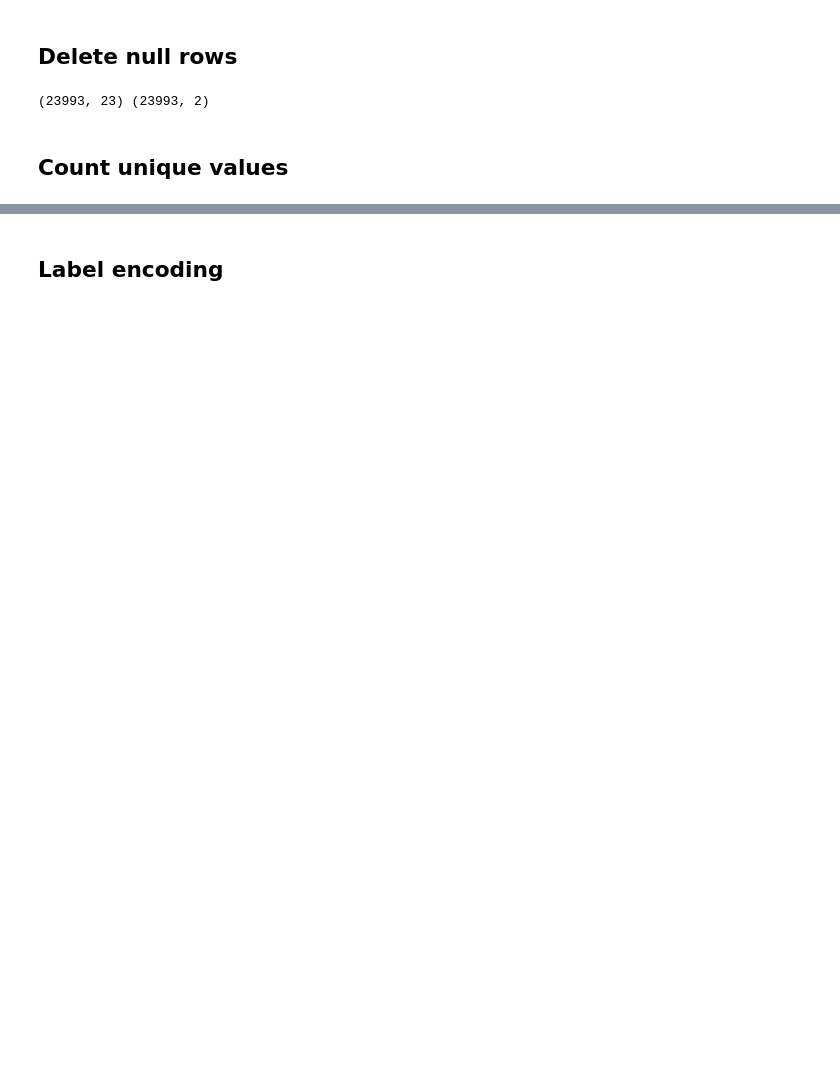
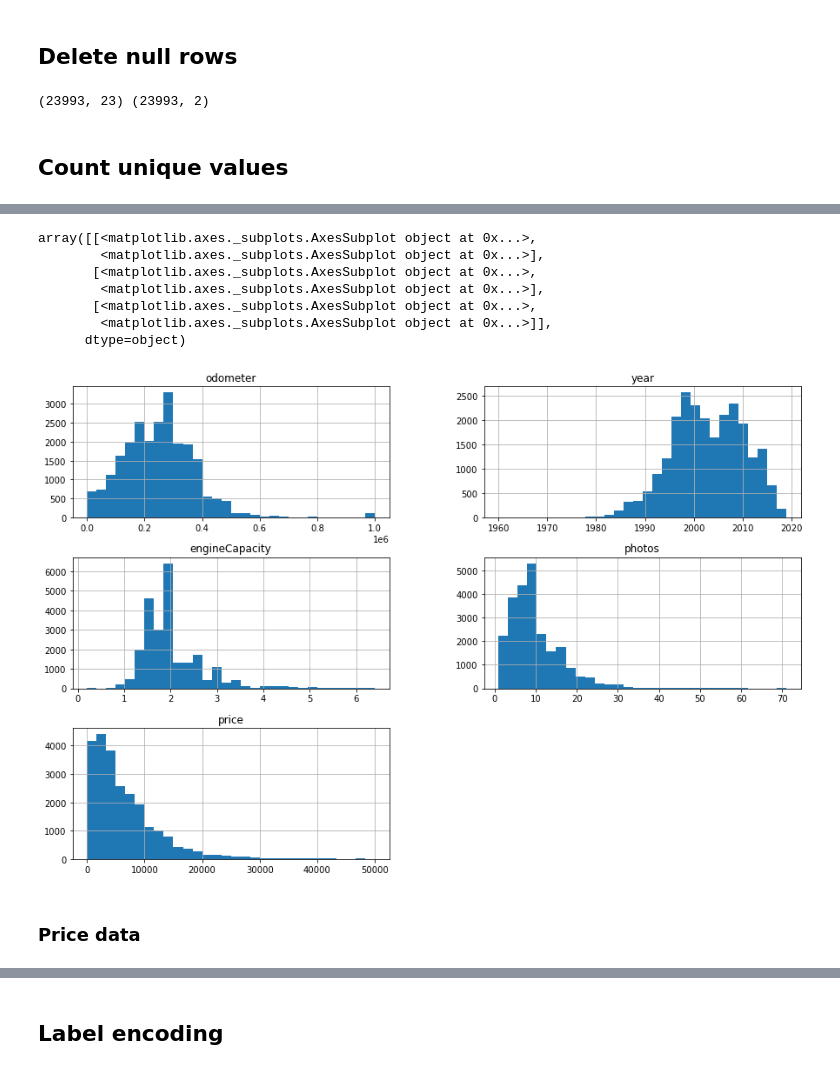
Before and after one commit to felixnguyen678/Statistical-Inference-Project, a Jupyter notebook: Linear Regression/main.ipynb, the cells around one changed output, grey strips where cells are left out. Saved outputs shown, nothing was run; the diff lists cells and outputs as text; code cells hidden in the pictures; blank space fills up the shorter version.

```diff
--- a/Linear Regression/main.ipynb
+++ b/Linear Regression/main.ipynb
@@ -94,0 +62,21 @@ feature_9 2
+# %%
+# gop X_df với trường price để dễ vẽ đồ thị
+X_df = pd.concat([X_df, Y_df.price], axis=1)
+
+# Lọc biến có dạng Numerical ra để xem xét
+X_num_feature = X_df.select_dtypes(include=[np.number])
+X_num_feature.pop('id')
+
+# Vẽ đồ thị đơn giản dạng tần số (histogram)
+X_num_feature.hist(figsize=(15, 10), bins=30, xlabelsize=10, ylabelsize=10)
+# %% [output]
+array([[<matplotlib.axes._subplots.AxesSubplot object at 0x...>,
+        <matplotlib.axes._subplots.AxesSubplot object at 0x...>],
+       [<matplotlib.axes._subplots.AxesSubplot object at 0x...>,
+        <matplotlib.axes._subplots.AxesSubplot object at 0x...>],
+       [<matplotlib.axes._subplots.AxesSubplot object at 0x...>,
+        <matplotlib.axes._subplots.AxesSubplot object at 0x...>]],
+      dtype=object)
+[figure, added]
+# %% [markdown]
+### Price data
```
Also changed, not shown: parts of 31 cells of this notebook.
